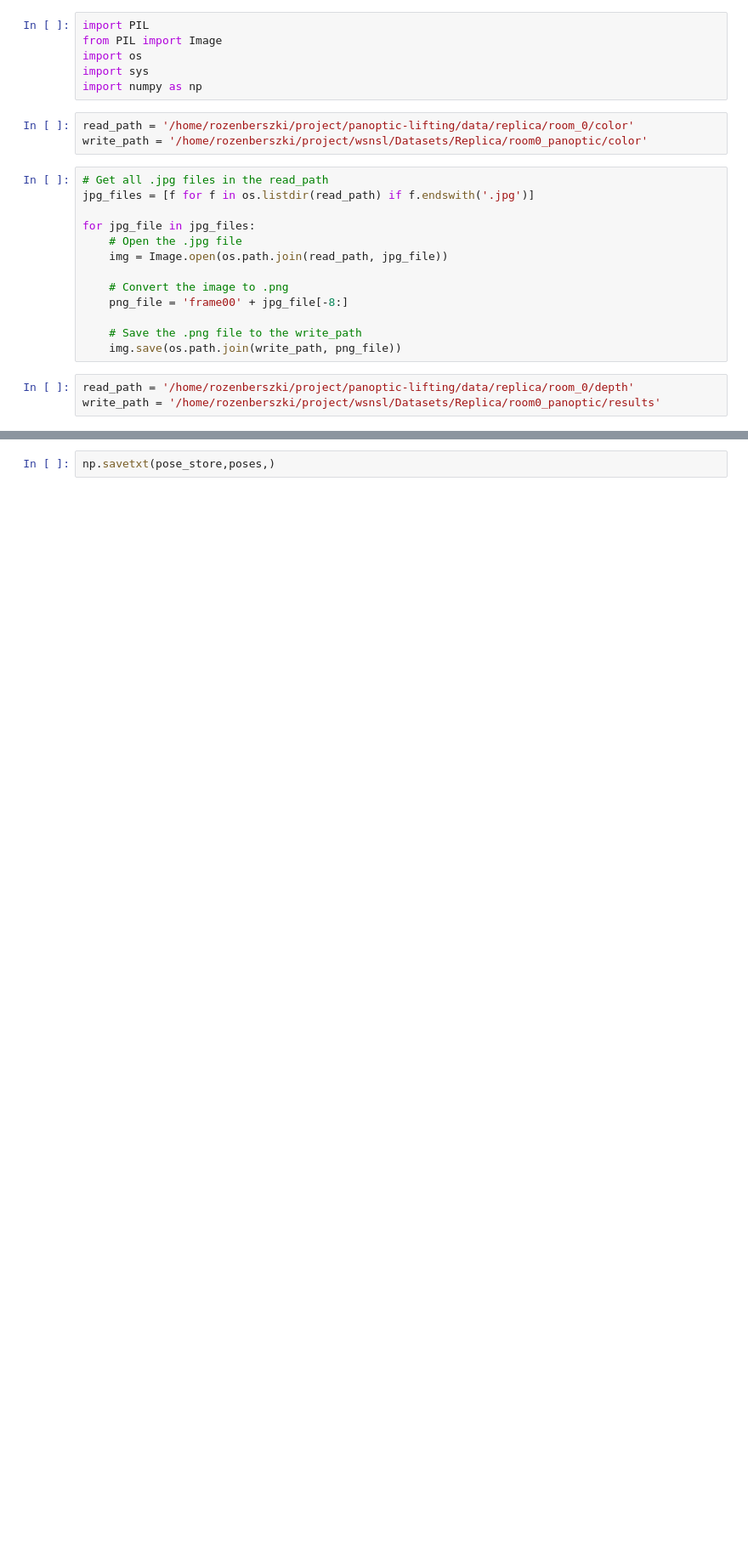
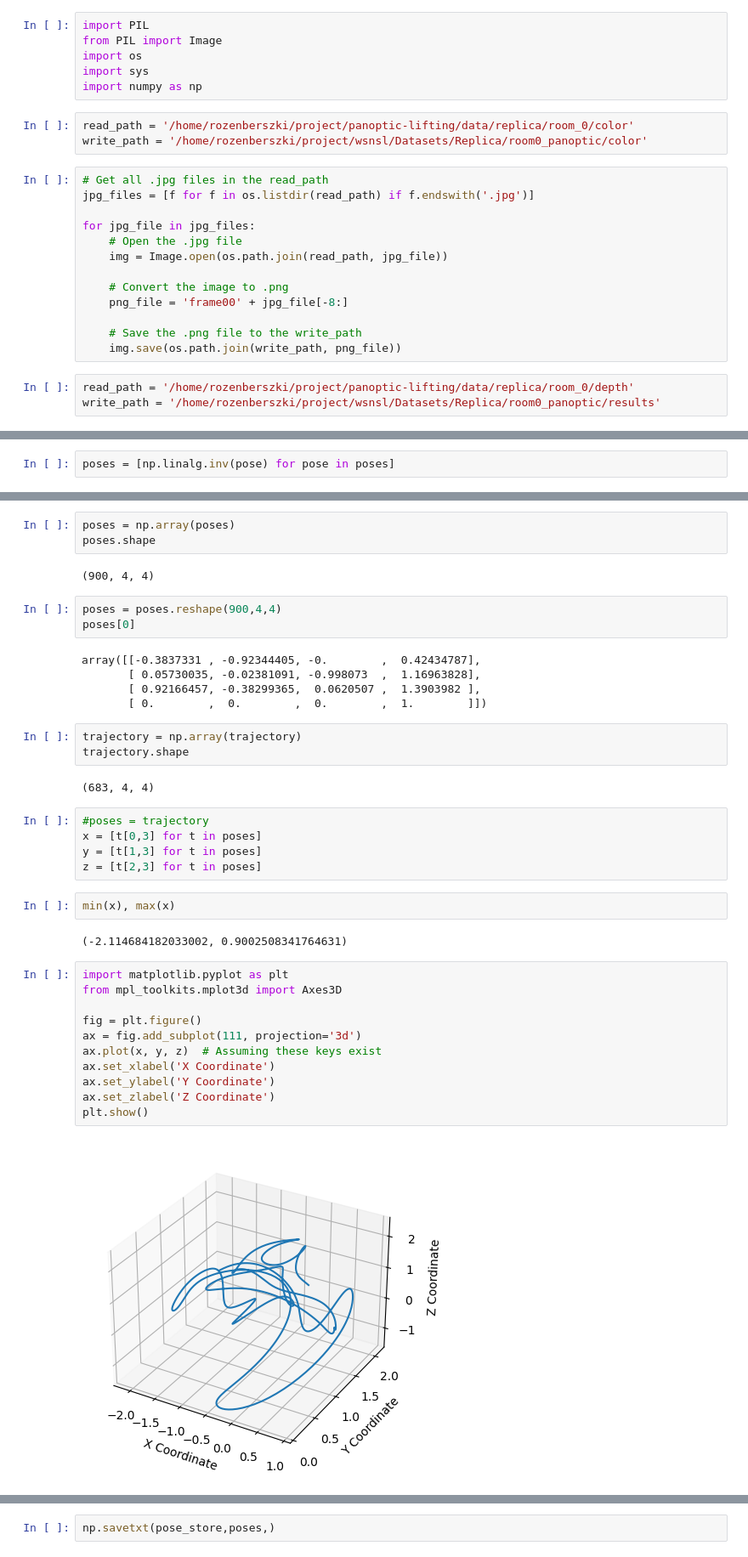
Before and after one commit to JuliusKoerner/panoptic-lifting, a Jupyter notebook: to_nice_slam.ipynb, the cells around one changed output, grey strips where cells are left out. Shown at 85% size. Drawn from its saved outputs; the diff is of its cells as text; blank space fills up the shorter version.

```diff
--- a/to_nice_slam.ipynb
+++ b/to_nice_slam.ipynb
@@ -48,0 +119,2 @@ poses = np.concatenate(poses, axis=0)
+# %%
+poses = [np.linalg.inv(pose) for pose in poses]
@@ -48,0 +128,40 @@ poses = np.concatenate(poses, axis=0)
+# %%
+poses = np.array(poses)
+poses.shape
+# %% [output]
+(900, 4, 4)
+# %%
+poses = poses.reshape(900,4,4)
+poses[0]
+# %% [output]
+array([[-0.3837331 , -0.92344405, -0.        ,  0.42434787],
+       [ 0.05730035, -0.02381091, -0.998073  ,  1.16963828],
+       [ 0.92166457, -0.38299365,  0.0620507 ,  1.3903982 ],
+       [ 0.        ,  0.        ,  0.        ,  1.        ]])
+# %%
+trajectory = np.array(trajectory)
+trajectory.shape
+# %% [output]
+(683, 4, 4)
+# %%
+#poses = trajectory
+x = [t[0,3] for t in poses]
+y = [t[1,3] for t in poses]
+z = [t[2,3] for t in poses]
+# %%
+min(x), max(x)
+# %% [output]
+(-2.114684182033002, 0.9002508341764631)
+# %%
+import matplotlib.pyplot as plt
+from mpl_toolkits.mplot3d import Axes3D
+
+fig = plt.figure()
+ax = fig.add_subplot(111, projection='3d')
+ax.plot(x, y, z)  # Assuming these keys exist
+ax.set_xlabel('X Coordinate')
+ax.set_ylabel('Y Coordinate')
+ax.set_zlabel('Z Coordinate')
+plt.show()
+# %% [output]
+[figure, added]
```
Also changed, not shown: parts of 15 cells of this notebook, 2 other files.
